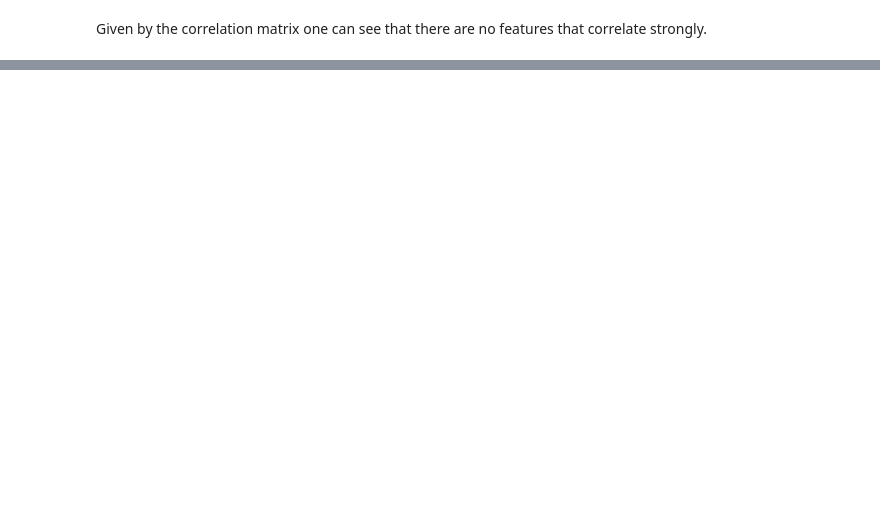
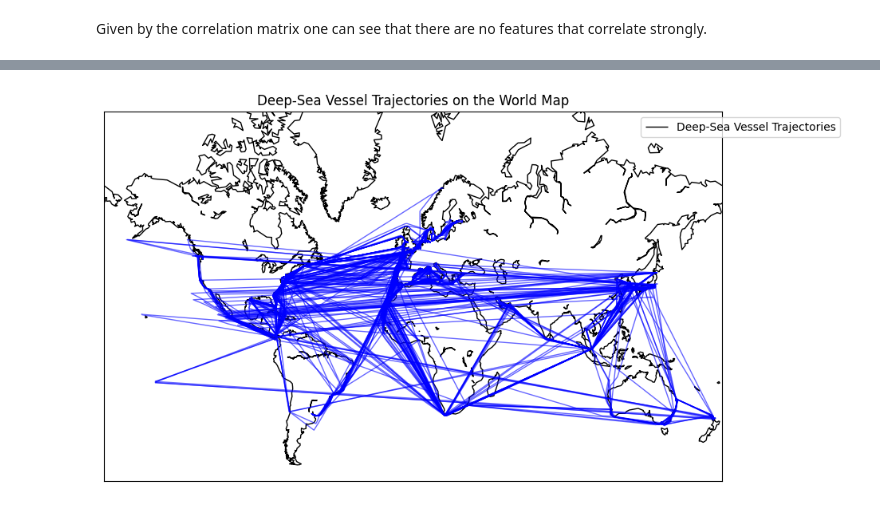
Before and after one commit to alexandersundquist/TDT4173-Modern-Machine-Learning-In-Practice-Project, a Jupyter notebook: data_exploration.ipynb, the cells around one changed output, grey strips where cells are left out. Drawn from its saved outputs; the diff is of its cells as text; code cells hidden in the pictures; blank space fills up the shorter version.

```diff
--- a/data_exploration.ipynb
+++ b/data_exploration.ipynb
@@ -180,0 +341,3 @@ Found it difficult to find outliers in rolling window
+# %%
+ais_merged['vessel_type'] = np.where(ais_merged['length'] > 200, 'deep-sea', 'short-sea')
+ais_merged.head()
@@ -180,0 +401,31 @@ Found it difficult to find outliers in rolling window
+# %%
+
+plt.figure(figsize=(10, 7))
+m = Basemap(projection='merc', llcrnrlat=-60, urcrnrlat=80, llcrnrlon=-180, urcrnrlon=180)
+m.drawcoastlines()
+
+# Set different colors for deep-sea and short-sea vessels
+colors = {'deep-sea': 'blue', 'short-sea': 'green'}
+
+# Plot deep-sea vessel trajectories
+deep_sea_data = ais_merged[ais_merged['vessel_type'] == 'deep-sea']
+
+# Group by vesselId to plot trajectories for each vessel
+for vessel_id, vessel_data in deep_sea_data.groupby('vesselId'):
+    # Get longitude and latitude data
+    lon = vessel_data['longitude'].values
+    lat = vessel_data['latitude'].values
+
+    # Convert lat/lon to map coordinates
+    x, y = m(lon, lat)
+
+    # Plot the trajectory as a line
+    m.plot(x, y, marker=None, color=colors['deep-sea'], linewidth=1, alpha=0.6)
+
+# Add legend
+plt.legend(['Deep-Sea Vessel Trajectories'], loc='upper right', bbox_to_anchor=(1.2, 1))
+plt.title('Deep-Sea Vessel Trajectories on the World Map')
+
+plt.show()
+# %% [output]
+[figure, added]
```
Also changed, not shown: parts of 23 cells of this notebook, 9 other files.
